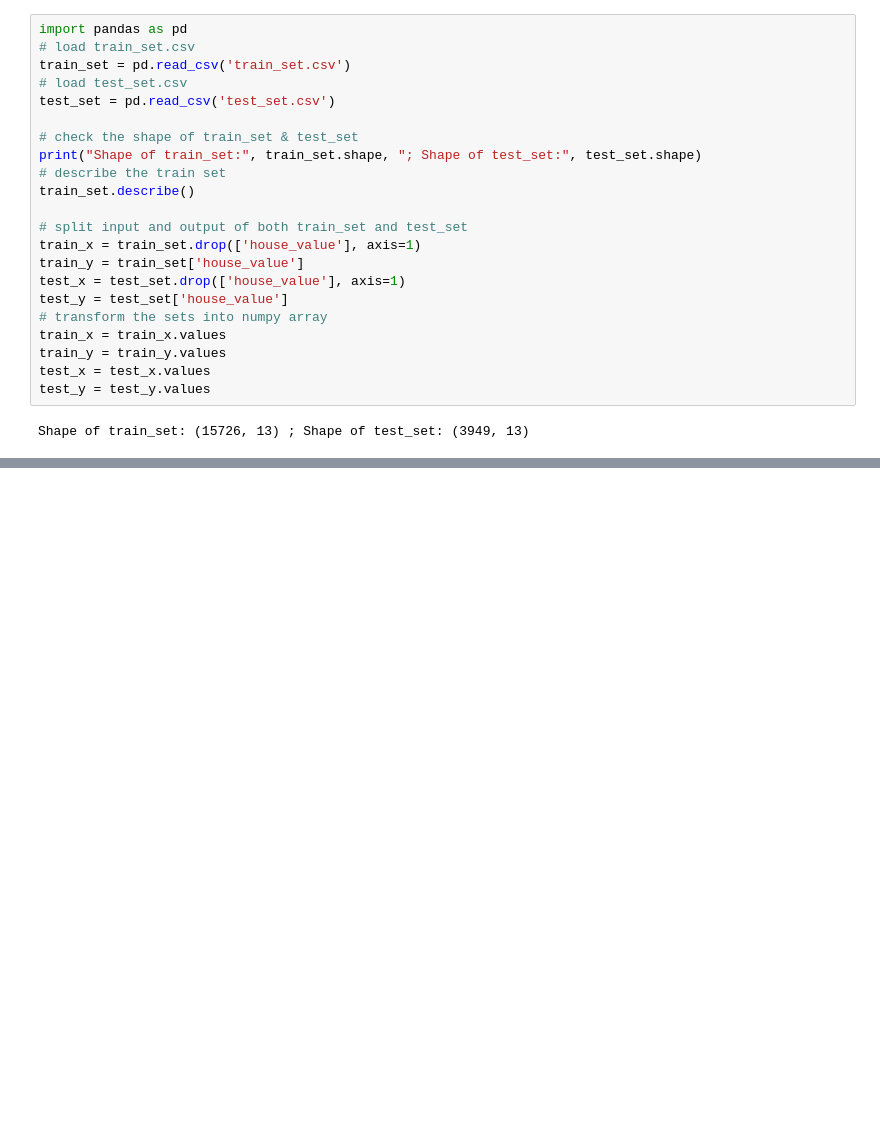
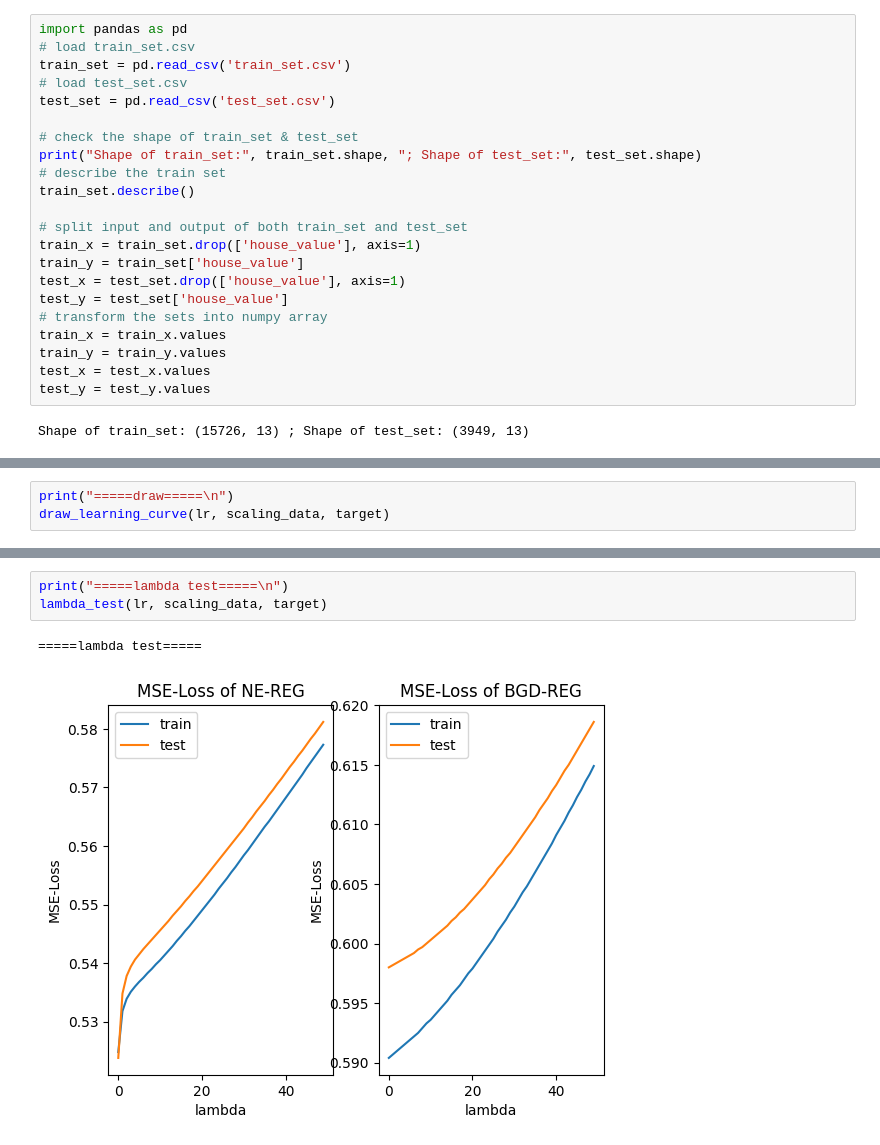
Before and after one commit to Motion115/ML-Labs, a Jupyter notebook: lab1/myRegression.ipynb, the cells around one changed output, grey strips where cells are left out. Cells and saved outputs as stored; diff of their text form; blank space fills up the shorter version.

```diff
--- a/lab1/myRegression.ipynb
+++ b/lab1/myRegression.ipynb
@@ -330,0 +353,3 @@ KeyboardInterrupt:
+# %%
+print("=====draw=====\n")
+draw_learning_curve(lr, scaling_data, target)
@@ -330,0 +360,6 @@ KeyboardInterrupt:
+# %%
+print("=====lambda test=====\n")
+lambda_test(lr, scaling_data, target)
+# %% [output]
+=====lambda test=====
+[figure, added]
```
Also changed, not shown: parts of 9 cells of this notebook, 3 other files.
